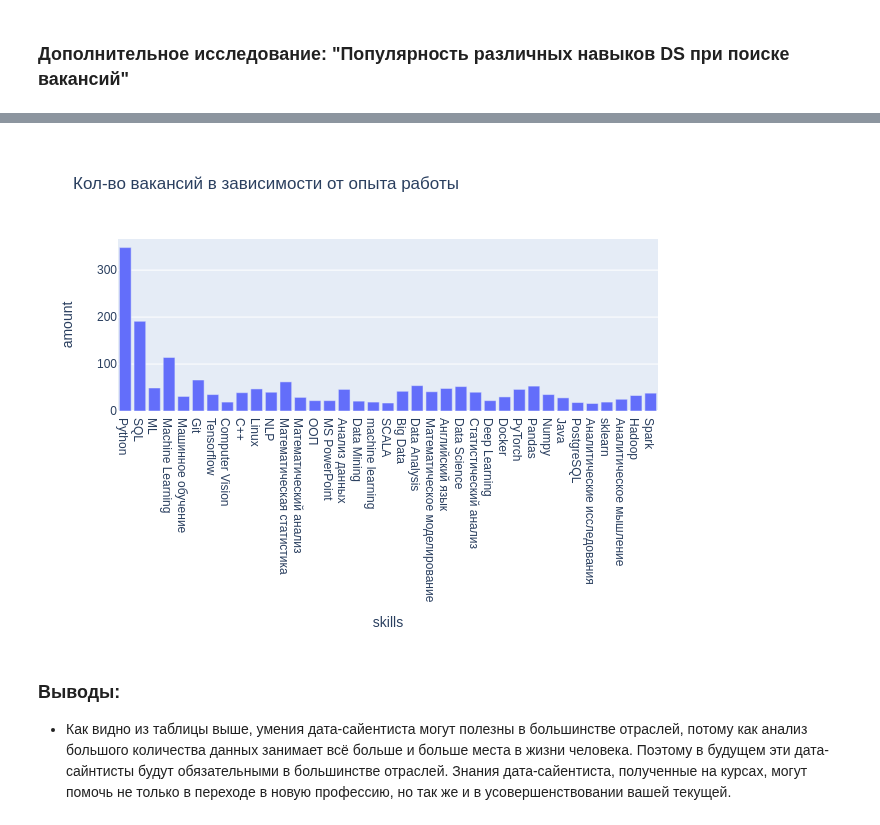
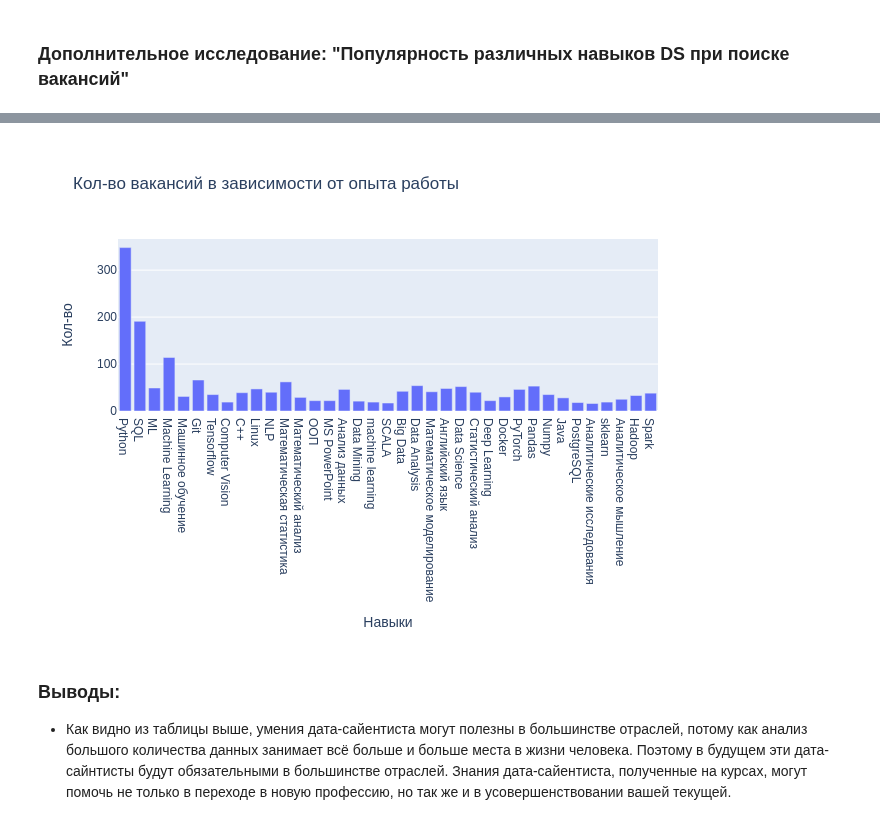
Before and after one commit to HunterV1rus/SF_DS, a Jupyter notebook: Skillfactory/Project_2. Анализ HeadHunter/Project_2. Ноутбук.ipynb, the cells around one changed output, grey strips where cells are left out. Cells and saved outputs as stored; diff of their text form; code cells hidden in the pictures.

```diff
--- a/Skillfactory/Project_2. Анализ HeadHunter/Project_2. Ноутбук.ipynb
+++ b/Skillfactory/Project_2. Анализ HeadHunter/Project_2. Ноутбук.ipynb
@@ -809,14 +840,14 @@ InterfaceError: connection already closed
 # %%
 fig = px.bar(
-    data_frame = skills_df[skills_df['amount'] > 15],
+    data_frame = skills_df[skills_df['Кол-во'] > 15],
     x='Навыки',
     y='Кол-во',
     title='Кол-во вакансий в зависимости от опыта работы'
 )
 
 fig.show("png")
 # %% [output]
-[figure, old version]
+[figure, new version]
 # %% [markdown]
 ### Выводы:
 
```
Also changed, not shown: parts of 4 cells of this notebook.
